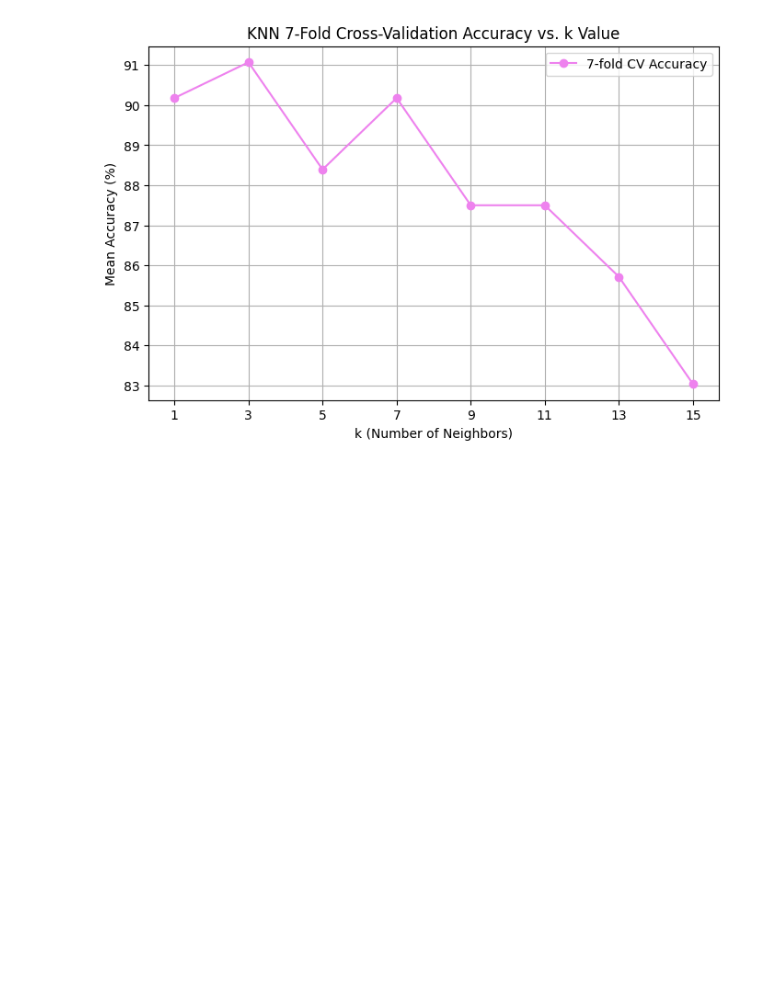
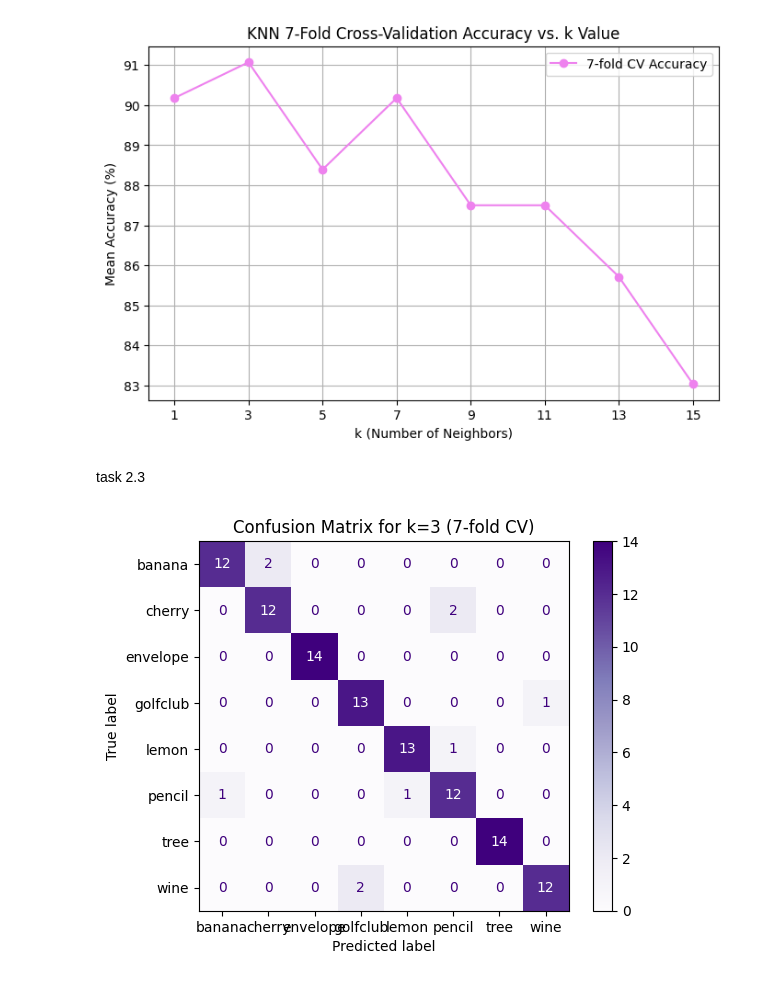
Before and after one commit to hanmtay/IntroToAI_A2, a Jupyter notebook: section2_code.ipynb, the cells around one changed output. Drawn from its saved outputs; the diff is of its cells as text; code cells hidden in the pictures; blank space fills up the shorter version.

Commit message:
task 2.3

```diff
--- a/section2_code.ipynb
+++ b/section2_code.ipynb
@@ -128,3 +128,19 @@ k Value    | CV Accuracy (%)
 13         | 85.71
 15         | 83.04
 [figure]
+# %% [markdown]
+task 2.3
+# %%
+#best k value from above is 3
+knn_best = KNeighborsClassifier(n_neighbors=3)
+y_pred_cv = cross_val_predict(knn_best, X, y, cv=kf)
+
+cm = confusion_matrix(y, y_pred_cv)
+#from: https://scikit-learn.org/stable/modules/generated/sklearn.metrics.ConfusionMatrixDisplay.html
+disp = ConfusionMatrixDisplay(confusion_matrix=cm, display_labels=np.unique(y))
+disp.plot(cmap='Purples', values_format='d')
+plt.title(f'Confusion Matrix for k={3} (7-fold CV)')
+plt.savefig('cm23.png')
+plt.show()
+# %% [output]
+[figure, added]
```
Also changed, not shown: parts of 1 cell of this notebook.
